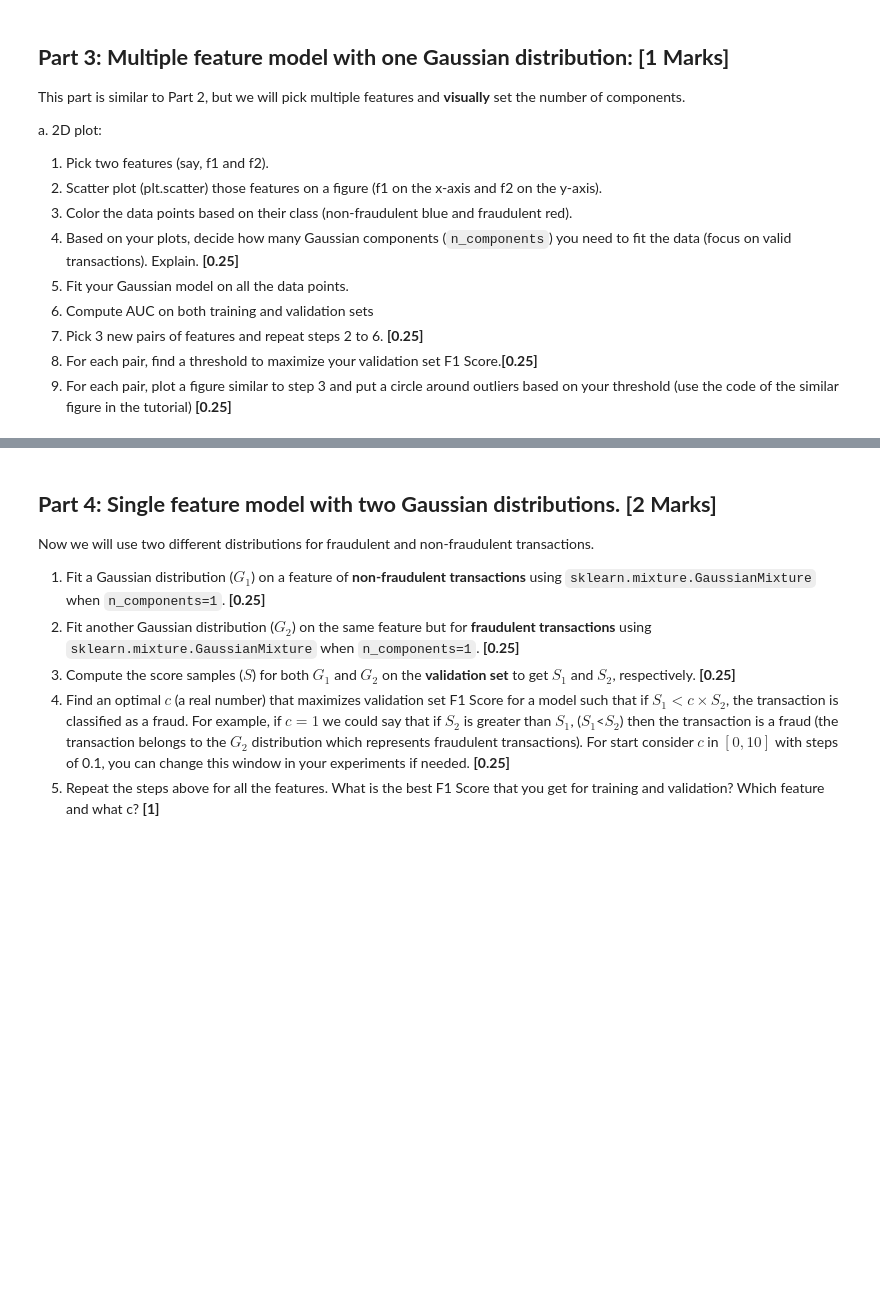
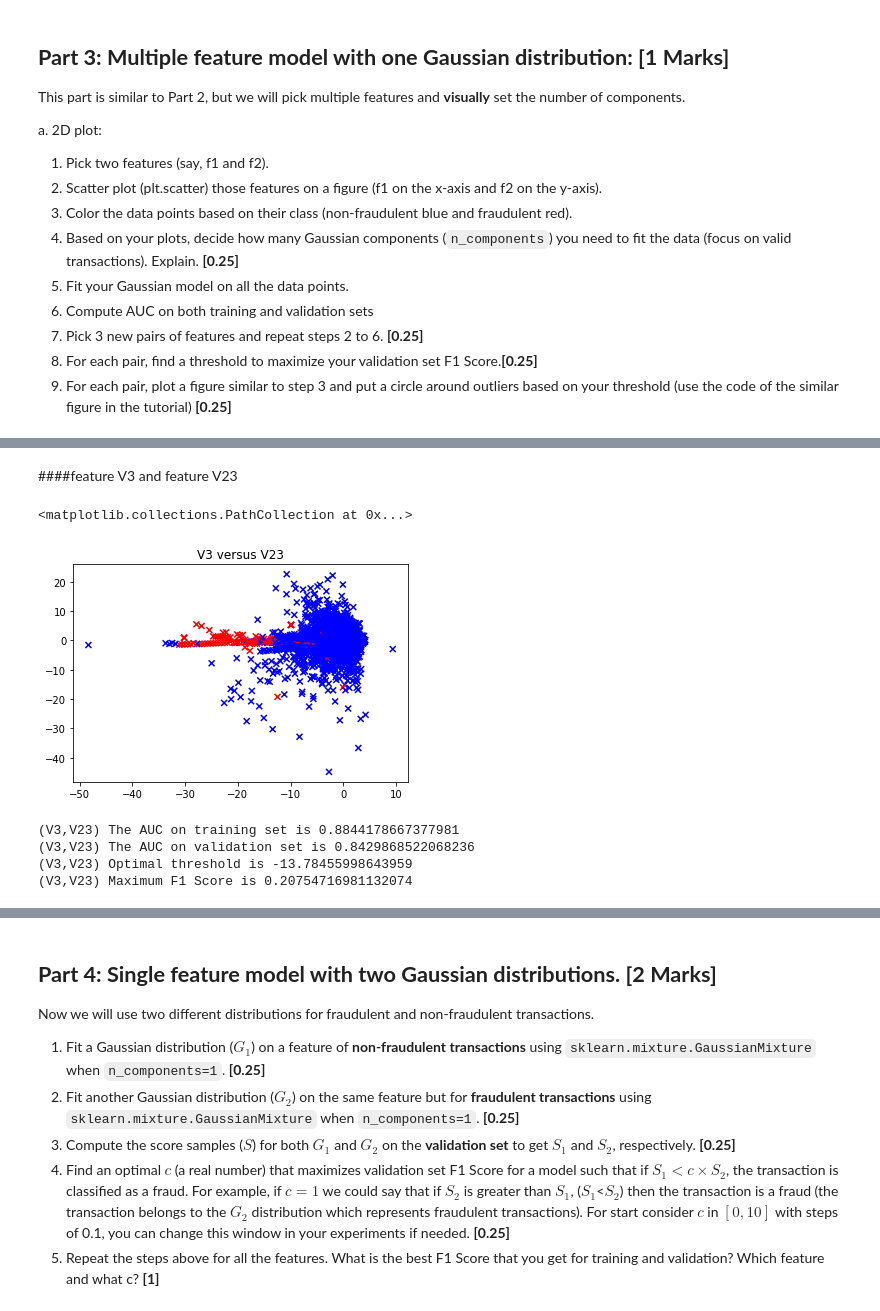
Before and after one commit to utYiwei/Project_2, a Jupyter notebook: F21_APS1070_Project_2.ipynb, the cells around one changed output, grey strips where cells are left out. Drawn from its saved outputs; the diff is of its cells as text; code cells hidden in the pictures; blank space fills up the shorter version.

```diff
--- a/F21_APS1070_Project_2.ipynb
+++ b/F21_APS1070_Project_2.ipynb
@@ -115,0 +403,41 @@ This part is similar to Part 2, but we will pick multiple features and **visuall
+# %% [markdown]
+####feature V3 and feature V23
+# %%
+#Scatter plot two features(V3,V23)
+map_color = {0: 'b', 1: 'r'}
+color = list(map(lambda x: map_color[x], y_true))
+plt.title('V3 versus V23')
+plt.scatter(df.loc[:,['V3']],df.loc[:,['V23']],marker="x",c = color)
+# %% [output]
+<matplotlib.collections.PathCollection at 0x...>
+[figure, added]
+# %%
+#features(V3, V23)
+#fit Gaussian model on all the data points
+V3V23gm = GaussianMixture(n_components = 3,
+                         covariance_type = 'full', random_state=0, )
+V3V23gm.fit(X.loc[:,['V3','V23']])
+
+#compute AUC on training and validation sets
+p_V3V23tragm = V3V23gm.score_samples(X_train.loc[:,['V3','V23']])
+V3V23train_auc = metrics.roc_auc_score(y_train, 1-p_V3V23tragm )
+
+p_V3V23valgm = V3V23gm.score_samples(X_val.loc[:,["V3","V23"]])
+V3V23val_auc = metrics.roc_auc_score(y_val, 1-p_V3V23valgm )
+
+print('(V3,V23) The AUC on training set is', V3V23train_auc)
+print('(V3,V23) The AUC on validation set is', V3V23val_auc)
+
+#find a threshold to maximize your validation set F1 Score
+thresholds = sorted(list(set(p_V3V23valgm[y_val == 1])))
+f1score = []
+for t in thresholds:
+  pred_val = (p_V3V23valgm < t).astype(int)
+  f1score.append(f1_score(y_val, pred_val))
+print('(V3,V23) Optimal threshold is', thresholds[f1score.index(max(f1score))])
+print('(V3,V23) Maximum F1 Score is', max(f1score))
+# %% [output]
+(V3,V23) The AUC on training set is 0.8844178667377981
+(V3,V23) The AUC on validation set is 0.8429868522068236
+(V3,V23) Optimal threshold is -13.78455998643959
+(V3,V23) Maximum F1 Score is 0.20754716981132074
```
Also changed, not shown: parts of 68 cells of this notebook.
